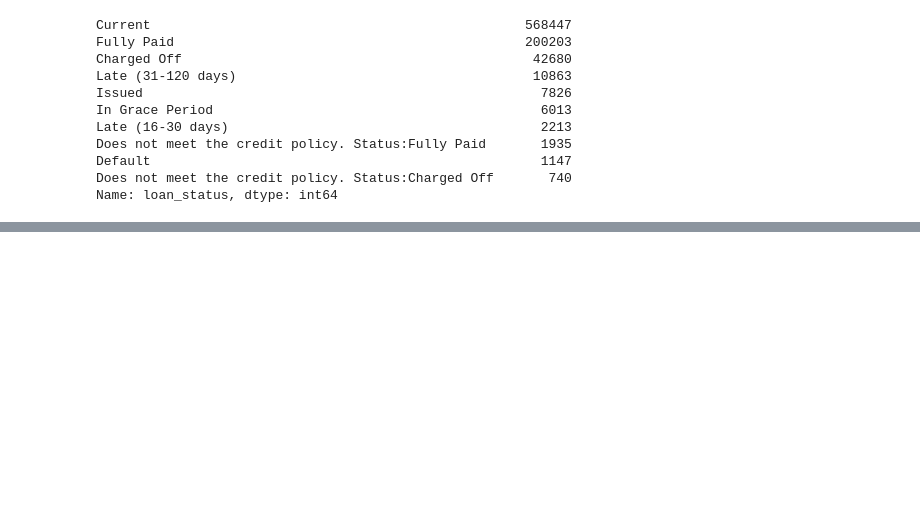
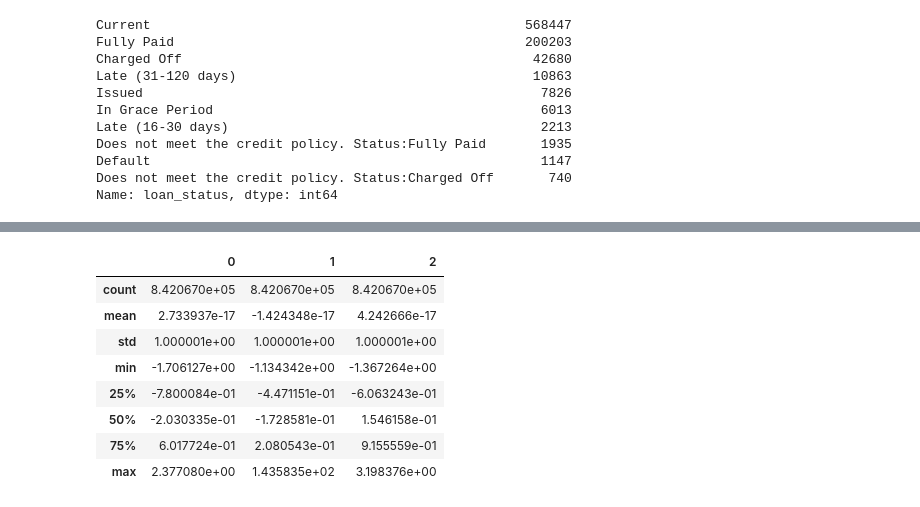
Before and after one commit to YingcanCarolWang/project-LC, a Jupyter notebook: Loan_data_analysis.ipynb, the cells around one changed output, grey strips where cells are left out. Cells and saved outputs as stored; diff of their text form; code cells hidden in the pictures; blank space fills up the shorter version.

Commit message:
start clustering

```diff
--- a/Loan_data_analysis.ipynb
+++ b/Loan_data_analysis.ipynb
@@ -247,0 +287,22 @@ In order to cluster borrowers into different types, we need to choose the most r
+# %%
+#data frame for features to be used for clustering
+df_cluster = df_cleaned[['loan_amnt','annual_inc','grade_encoded']]
+# %%
+#convert features to integers
+df_cluster['loan_amnt'] = df_cluster['loan_amnt'].astype(int)
+df_cluster['annual_inc'] = df_cluster['annual_inc'].astype(int)
+#standardize the data
+scaler = StandardScaler()
+df_cluster_scaled = scaler.fit_transform(df_cluster)
+# %%
+pd.DataFrame(df_cluster_scaled).describe()
+# %% [output]
+|  | 0 | 1 | 2 |
+| count | 8.420670e+05 | 8.420670e+05 | 8.420670e+05 |
+| mean | 2.733937e-17 | -1.424348e-17 | 4.242666e-17 |
+| std | 1.000001e+00 | 1.000001e+00 | 1.000001e+00 |
+| min | -1.706127e+00 | -1.134342e+00 | -1.367264e+00 |
+| 25% | -7.800084e-01 | -4.471151e-01 | -6.063243e-01 |
+| 50% | -2.030335e-01 | -1.728581e-01 | 1.546158e-01 |
+| 75% | 6.017724e-01 | 2.080543e-01 | 9.155559e-01 |
+| max | 2.377080e+00 | 1.435835e+02 | 3.198376e+00 |
```
Also changed, not shown: parts of 14 cells of this notebook.
